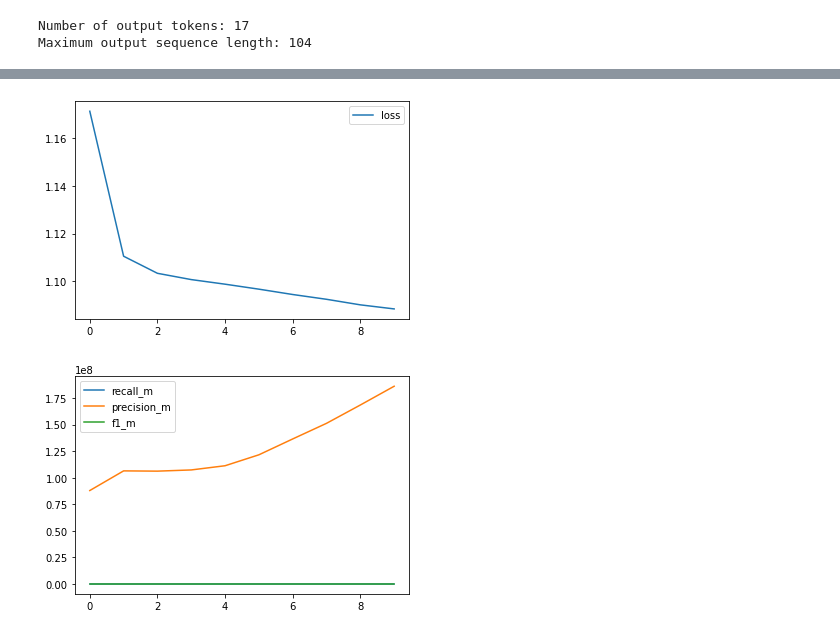
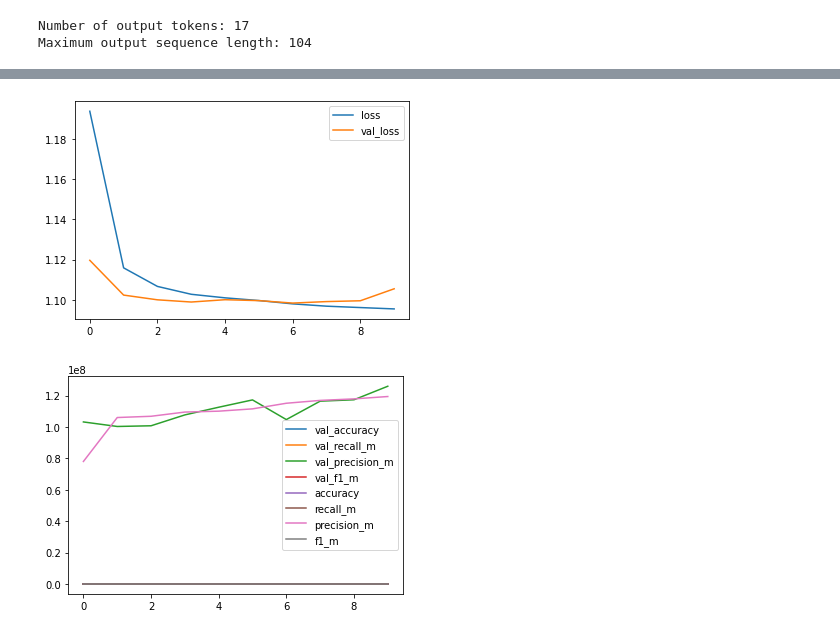
Before and after one commit to BaturinaAnna/NaturalLanguageProcessing, a Jupyter notebook: NamedEntityRecognition/NER_transformer.ipynb, the cells around one changed output, grey strips where cells are left out. Saved outputs shown, nothing was run; the diff lists cells and outputs as text; code cells hidden in the pictures.

Commit message:
replace to validation split

```diff
--- a/NamedEntityRecognition/NER_transformer.ipynb
+++ b/NamedEntityRecognition/NER_transformer.ipynb
@@ -163,7 +163,11 @@ def f1_m(y_true, y_pred):
 # %%
 model.compile("adam", loss=tf.keras.losses.Poisson(), metrics=["accuracy", recall_m, precision_m, f1_m])
 history = model.fit(
-    np.array(words_seq_pad[:38367]), np.array(tags_seq_pad[:38367]), batch_size=BATCHSIZE, epochs=EPOCH
+    np.array(words_seq_pad),
+    np.array(tags_seq_pad),
+    batch_size=BATCHSIZE,
+    epochs=EPOCH,
+    validation_split=0.3,
 )
 # %% [output]
 Epoch 1/10
@@ -195,13 +193,19 @@ print(results)
 # %%
 plt.plot(history.history['loss'], label='loss')
+plt.plot(history.history['val_loss'], label='val_loss')
 plt.legend()
 plt.show()
 
+plt.plot(history.history['val_accuracy'], label='val_accuracy')
+plt.plot(history.history['val_recall_m'], label='val_recall_m')
+plt.plot(history.history['val_precision_m'], label='val_precision_m')
+plt.plot(history.history['val_f1_m'], label='val_f1_m')
+plt.plot(history.history['accuracy'], label='accuracy')
 plt.plot(history.history['recall_m'], label='recall_m')
 plt.plot(history.history['precision_m'], label='precision_m')
 plt.plot(history.history['f1_m'], label='f1_m')
 plt.legend()
 plt.show()
 # %% [output]
-[figure, old version]
+[figure, new version]
-[figure, old version]
+[figure, new version]
```
Also changed, not shown: parts of 3 cells of this notebook, 5 other files.
